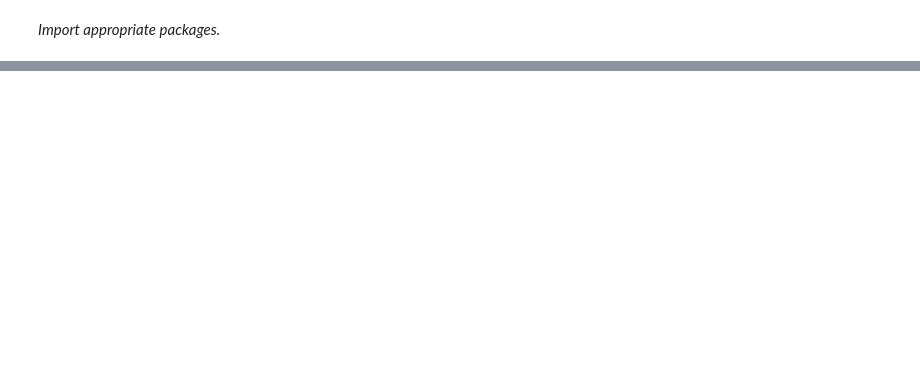
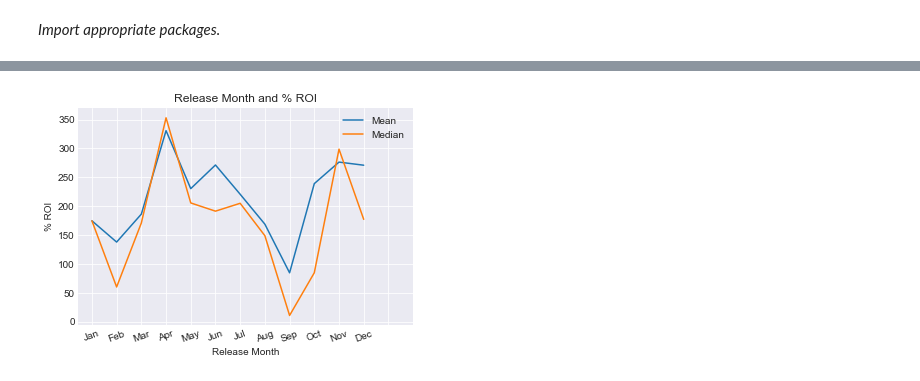
Before and after one commit to halemade/film_recommendations, a Jupyter notebook: release_and_ROI.ipynb, the cells around one changed output, grey strips where cells are left out. Drawn from its saved outputs; the diff is of its cells as text; code cells hidden in the pictures; blank space fills up the shorter version.

```diff
--- a/release_and_ROI.ipynb
+++ b/release_and_ROI.ipynb
@@ -212,0 +103,22 @@ response.json()
+# %%
+month_mean = []
+for df in month_dfs:
+    month_mean.append(df['roi'].mean())
+
+month_med = []
+for df in month_dfs:
+    month_med.append(df['roi'].median())
+
+plt.plot(month_mean, label='Mean')
+plt.plot(month_med, label='Median')
+plt.xticks([0,1,2,3,4,5,6,7,8,9,10,11,12,13],['Jan','Feb','Mar','Apr','May','Jun','Jul','Aug','Sep','Oct','Nov','Dec','',''],rotation=20)
+plt.style.use('seaborn-darkgrid')
+plt.xlabel('Release Month')
+plt.ylabel('% ROI')
+plt.title('Release Month and % ROI')
+plt.savefig('./images/month_and_roi.png')
+plt.legend();
+#this vis shows that the highest ROI, which is a %, is in April. That does NOT mean the most revenue was generated in April.
+#put next to a vis showing revenue by month
+# %% [output]
+[figure, added]
```
Also changed, not shown: parts of 59 cells of this notebook.
